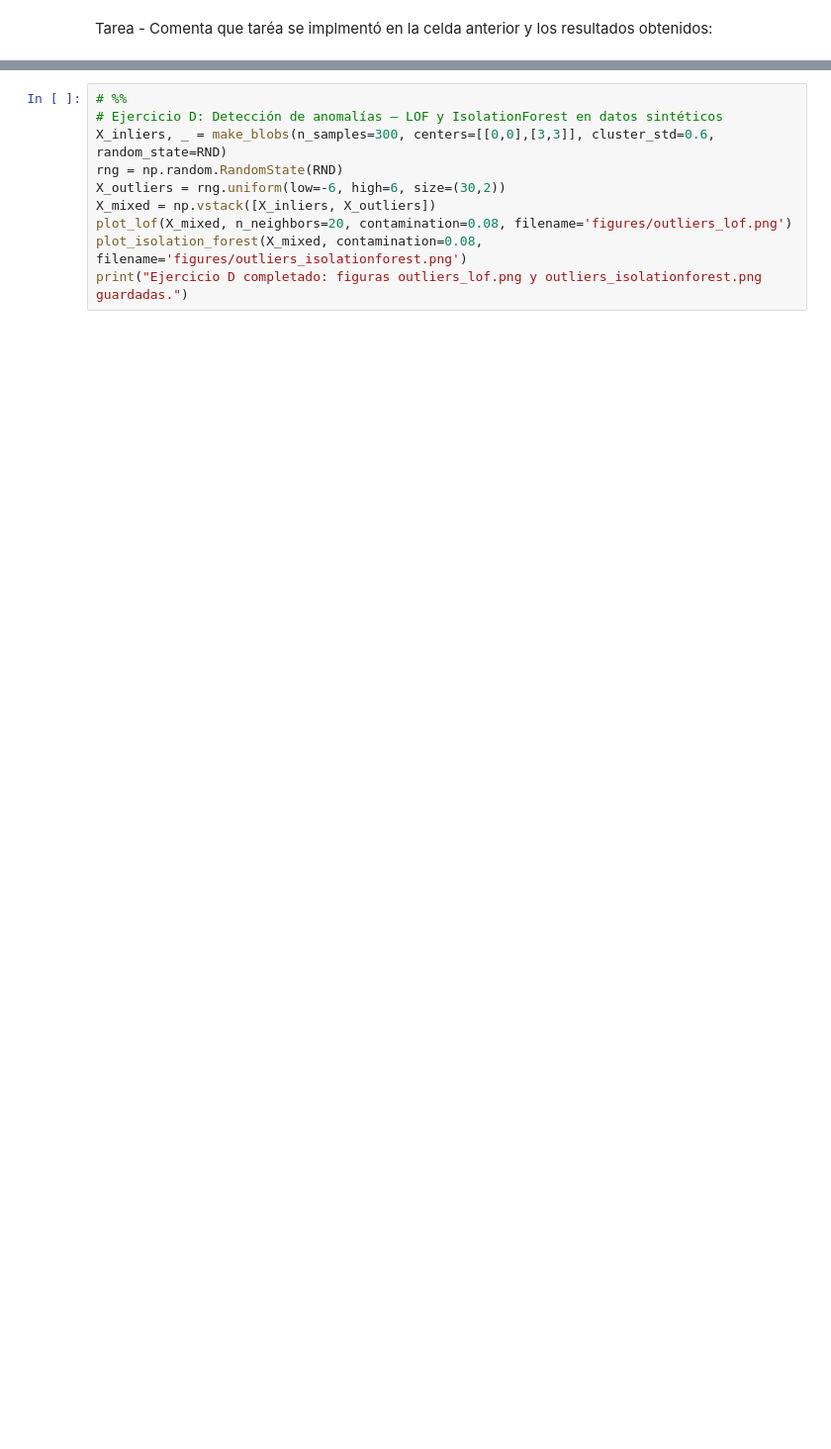
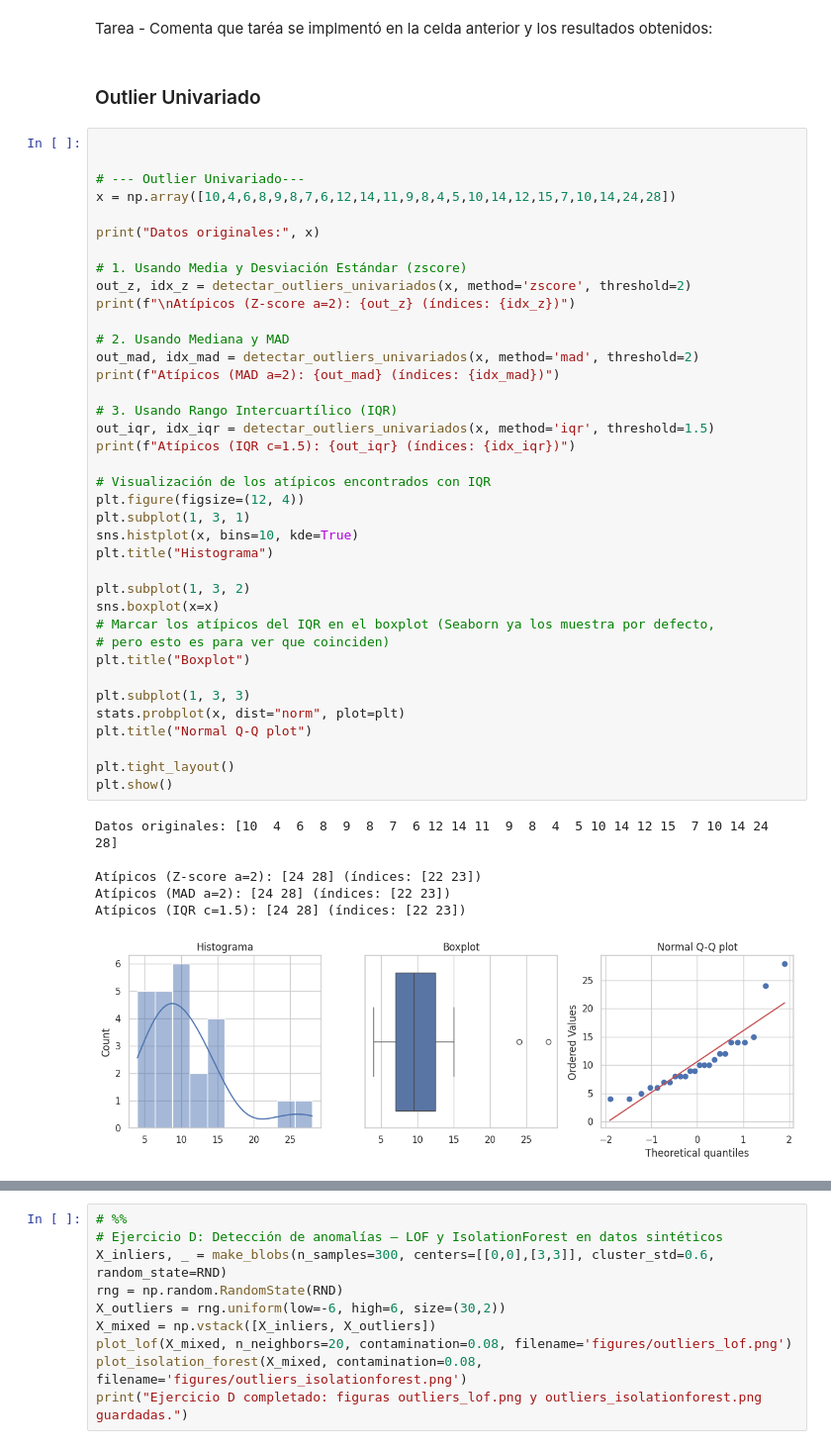
Before and after one commit to Pastor-E-Perez-Estigarribia/curso-iaa, a Jupyter notebook: colab_notebook/5-no_supervisado.ipynb, the cells around one changed output, grey strips where cells are left out. Shown at 99% size. Cells and saved outputs as stored; diff of their text form; blank space fills up the shorter version.

```diff
--- a/colab_notebook/5-no_supervisado.ipynb
+++ b/colab_notebook/5-no_supervisado.ipynb
@@ -432,3 +539,50 @@ Ejercicio C completado: figuras gmm_covariances_*.png guardadas.
 [figure]
 # %% [markdown]
 Tarea - Comenta que taréa se implmentó en la celda anterior y los resultados obtenidos:
+# %% [markdown]
+### Outlier Univariado
+# %%
+
+
+# --- Outlier Univariado---
+x = np.array([10,4,6,8,9,8,7,6,12,14,11,9,8,4,5,10,14,12,15,7,10,14,24,28])
+
+print("Datos originales:", x)
+
+# 1. Usando Media y Desviación Estándar (zscore)
+out_z, idx_z = detectar_outliers_univariados(x, method='zscore', threshold=2)
+print(f"\nAtípicos (Z-score a=2): {out_z} (índices: {idx_z})")
+
+# 2. Usando Mediana y MAD
+out_mad, idx_mad = detectar_outliers_univariados(x, method='mad', threshold=2)
+print(f"Atípicos (MAD a=2): {out_mad} (índices: {idx_mad})")
+
+# 3. Usando Rango Intercuartílico (IQR)
+out_iqr, idx_iqr = detectar_outliers_univariados(x, method='iqr', threshold=1.5)
+print(f"Atípicos (IQR c=1.5): {out_iqr} (índices: {idx_iqr})")
+
+# Visualización de los atípicos encontrados con IQR
+plt.figure(figsize=(12, 4))
+plt.subplot(1, 3, 1)
+sns.histplot(x, bins=10, kde=True)
+plt.title("Histograma")
+
+plt.subplot(1, 3, 2)
+sns.boxplot(x=x)
+# Marcar los atípicos del IQR en el boxplot (Seaborn ya los muestra por defecto,
+# pero esto es para ver que coinciden)
+plt.title("Boxplot")
+
+plt.subplot(1, 3, 3)
+stats.probplot(x, dist="norm", plot=plt)
+plt.title("Normal Q-Q plot")
+
+plt.tight_layout()
+plt.show()
+# %% [output]
+Datos originales: [10  4  6  8  9  8  7  6 12 14 11  9  8  4  5 10 14 12 15  7 10 14 24 28]
+
+Atípicos (Z-score a=2): [24 28] (índices: [22 23])
+Atípicos (MAD a=2): [24 28] (índices: [22 23])
+Atípicos (IQR c=1.5): [24 28] (índices: [22 23])
+[figure, added]
```
Also changed, not shown: parts of 6 cells of this notebook.
